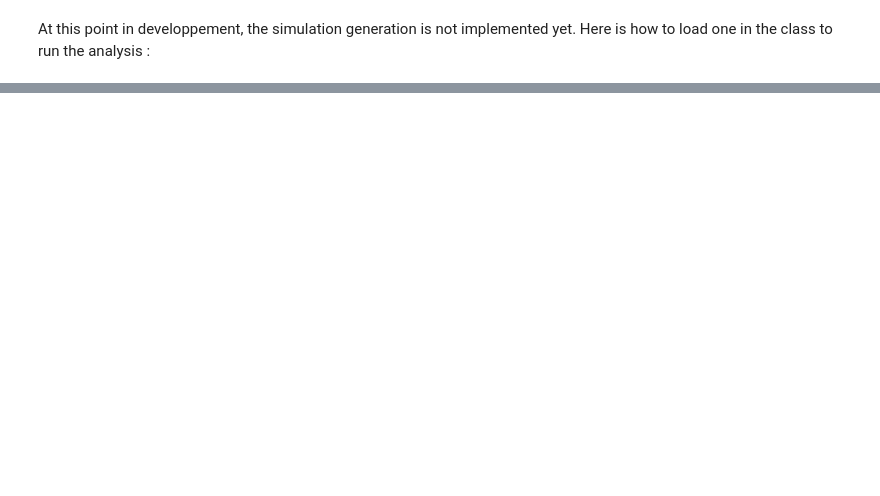
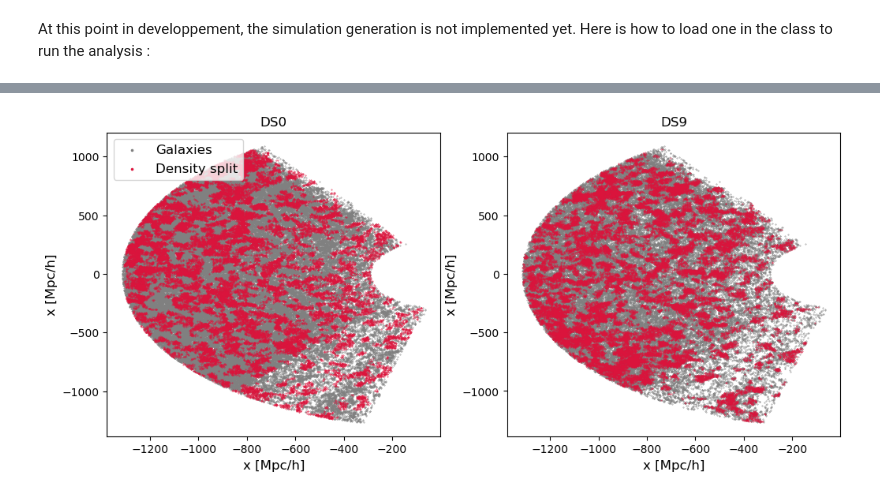
Before and after one commit to SBouchard01/CorrHOD, a Jupyter notebook: examples/CorrHOD_cutsky.ipynb, the cells around one changed output, grey strips where cells are left out. Cells and saved outputs as stored; diff of their text form; code cells hidden in the pictures; blank space fills up the shorter version.

```diff
--- a/examples/CorrHOD_cutsky.ipynb
+++ b/examples/CorrHOD_cutsky.ipynb
@@ -100,27 +114,30 @@ fig.suptitle(f'Density PDFs for {nquantiles} quantiles', fontsize=15);
 # %%
 # Plot the positions in the sky
-fig, ax = plt.subplots(1, 2, figsize=(10, 20))
-
 fig, ax = plt.subplots(1, 2, figsize=(12, 5))
-boxsize = 2000
+# boxsize = 2000
 
 cut = data_positions[:, 2] < 50
 ax[0].scatter(data_positions[cut, 0], data_positions[cut, 1], s=0.1, color='grey', label='Galaxies')
 ax[1].scatter(data_positions[cut, 0], data_positions[cut, 1], s=0.1, color='grey', label='Galaxies')
 
+# Get the cartesian quantiles
+cquantiles = Object.quantiles_cartesian
+
 for i, ids in enumerate([0, nquantiles-1]):
-    cut = quantiles[ids][:, 2] < 50
+    cut = cquantiles[ids][:, 2] < 50
 
-    ax[i].scatter(quantiles[ids][cut, 0], quantiles[ids][cut, 1], s=0.1, color='crimson', label='Density split')
+    ax[i].scatter(cquantiles[ids][cut, 0], cquantiles[ids][cut, 1], s=0.1, color='crimson', label='Density split')
     ax[i].set_title(f'DS{ids}', fontsize=12)
 
     ax[i].set_xlabel('x [Mpc/h]', fontsize=12)
     ax[i].set_ylabel('x [Mpc/h]', fontsize=12)
 #     ax[i].set_xlim(0, boxsize)
 #     ax[i].set_ylim(0, boxsize)
 
 ax[0].legend(fontsize=12, markerscale=5, loc='upper left')
 plt.show();
+# %% [output]
+[figure, added]
 # %%
 Object.get_tracer_weights(); # Get the weights for the quantiles (now that we have them)
 # %%
```
Also changed, not shown: parts of 10 cells of this notebook.
